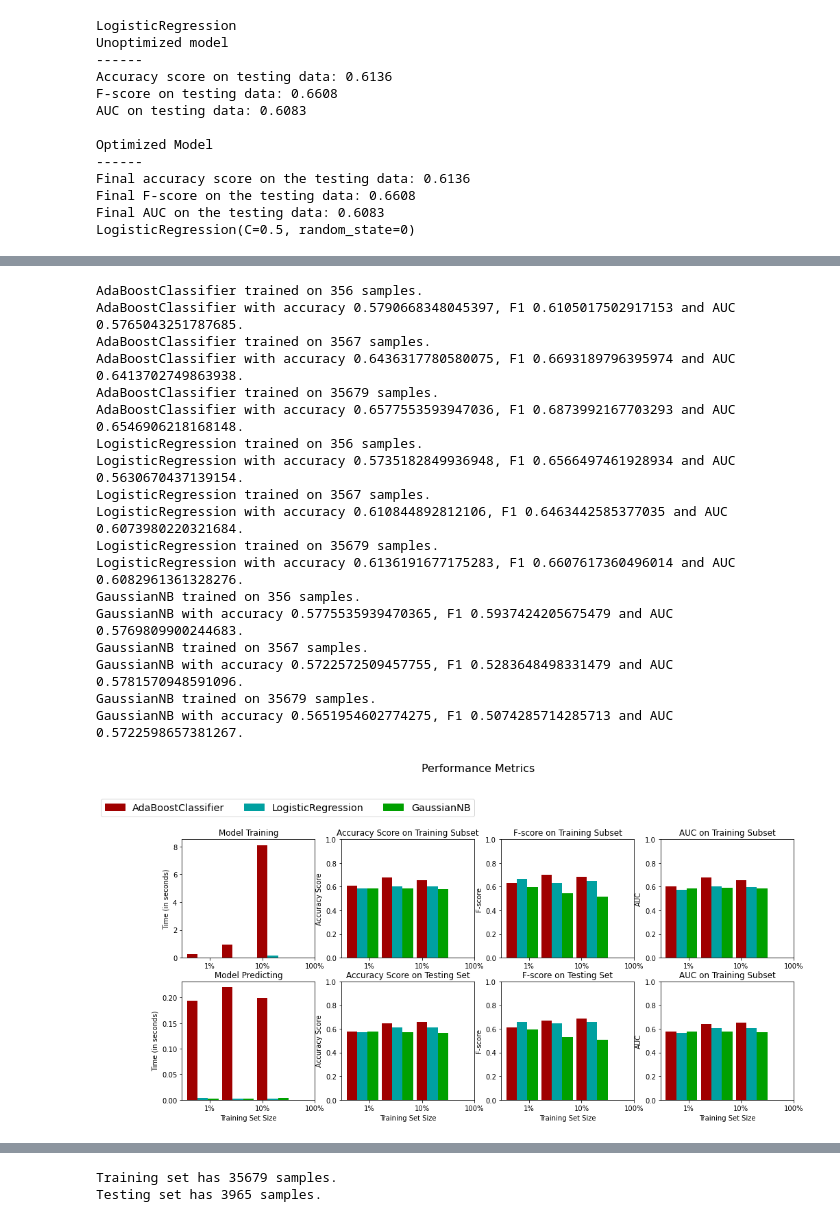
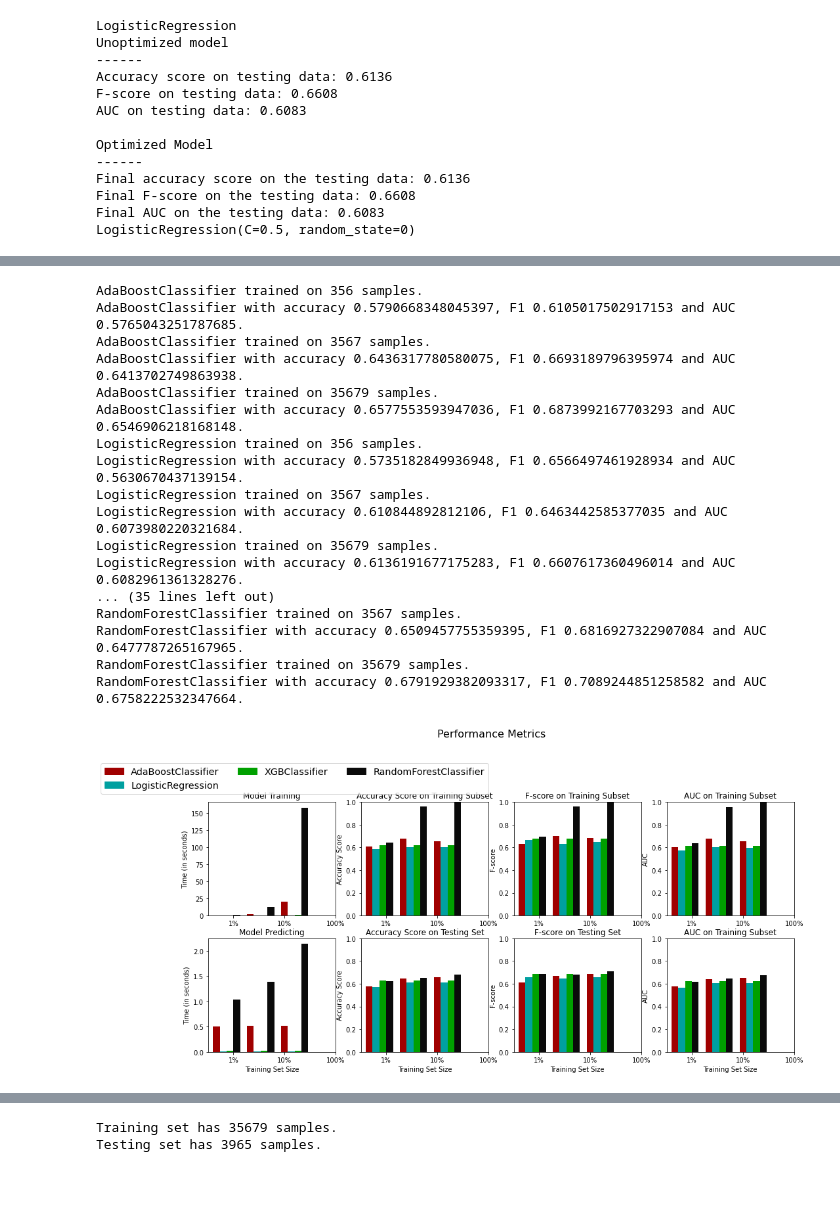
Before and after one commit to bhanu-kanamarlapudi/OnlineNewsPopularity_GA, a Jupyter notebook: GAbasedFS.ipynb, the cells around one changed output, grey strips where cells are left out. Drawn from its saved outputs; the diff is of its cells as text; code cells hidden in the pictures; blank space fills up the shorter version.

```diff
--- a/GAbasedFS.ipynb
+++ b/GAbasedFS.ipynb
@@ -470,8 +422,8 @@ array([28, 33, 19,  9, 23, 34, 41, 31, 47, 29, 17, 26,  2, 35,  8,  1,  1,
         7, 10,  1, 11, 12,  5, 40,  6, 27, 24, 44, 46, 22, 16, 45, 32, 21,
        37, 39, 42, 48, 15, 49, 25])
 # %%
-estimator_NB = GaussianNB()
-selector_NB = RFECV(estimator_NB, step=1, cv=5)
-selector_NB = selector_LR.fit(features_raw, popular_label)
-selector_NB.ranking_
+estimator_XGB = xgboost.XGBClassifier(eval_metric='mlogloss')
+selector_XGB = RFECV(estimator_XGB, step=1, cv=5)
+selector_XGB = selector_XGB.fit(features_raw, popular_label)
+selector_XGB.ranking_
 # %% [output]
@@ -486,0 +434,5 @@ selector_MLP.ranking_
+# %%
+estimator_RF = RandomForestClassifier(n_estimators=20,random_state=0,max_depth=10)
+selector_RF = RFECV(estimator_RF, step=1, cv=5)
+selector_RF = selector_RF.fit(features_raw, popular_label)
+selector_RF.ranking_
@@ -553,13 +527,16 @@ features_MLP = features_raw[features_raw.columns.values[selector_MLP.ranking_==1
 # %%
 X_train_ADA, X_test_ADA, y_train_ADA, y_test_ADA = train_test_split(features_ADA, popular_label, test_size = 0.1, random_state = 42)
 X_train_LR, X_test_LR, y_train_LR, y_test_LR = train_test_split(features_LR, popular_label, test_size = 0.1, random_state = 42)
-X_train_NB, X_test_NB, y_train_NB, y_test_NB = train_test_split(features_NB, popular_label, test_size = 0.1, random_state = 42)
+X_train_XGB, X_test_XGB, y_train_XGB, y_test_XGB = train_test_split(features_XGB, popular_label, test_size = 0.1, random_state = 42)
+X_train_RF, X_test_RF, y_train_RF, y_test_RF = train_test_split(features_RF, popular_label, test_size = 0.1, random_state = 42)
 print("Training set of ADABooster has {} samples.".format(X_train_ADA.shape[0]))
 print("Testing set of ADABooster has {} samples.".format(X_test_ADA.shape[0]))
 print("Training set of LR has {} samples.".format(X_train_LR.shape[0]))
 print("Testing set of LR has {} samples.".format(X_test_LR.shape[0]))
-print("Training set of NB has {} samples.".format(X_train_NB.shape[0]))
-print("Testing set of NB has {} samples.".format(X_test_NB.shape[0]))
+print("Training set of XGB has {} samples.".format(X_train_XGB.shape[0]))
+print("Testing set of XGB has {} samples.".format(X_test_XGB.shape[0]))
+print("Training set of RF has {} samples.".format(X_train_RF.shape[0]))
+print("Testing set of RF has {} samples.".format(X_test_RF.shape[0]))
 # %% [output]
 Training set of ADABooster has 35679 samples.
 Testing set of ADABooster has 3965 samples.
@@ -571,8 +550,8 @@ Testing set of NB has 3965 samples.
 # Initialize the three models
 clf_A = AdaBoostClassifier(random_state=0)
 clf_B = LogisticRegression(random_state=0,C=1.0)
-clf_C = GaussianNB()
-#clf_C = RandomForestClassifier(random_state=0)
+clf_C = xgboost.XGBClassifier(eval_metric='mlogloss')
+clf_D = RandomForestClassifier(random_state=0)
 
 # Calculate the number of samples for 1%, 10%, and 100% of the training data
 samples_1 = int(X_train_ADA.shape[0]*0.01)
@@ -581,7 +560,7 @@ samples_100 = X_train_ADA.shape[0]
 
 # Collect results on the learners
 results = {}
-for clf in [clf_A, clf_B,clf_C]:
+for clf in [clf_A, clf_B,clf_C,clf_D]:
     clf_name = clf.__class__.__name__
     results[clf_name] = {}
     for i, samples in enumerate([samples_1, samples_10, samples_100]):
@@ -591,9 +570,12 @@ for clf in [clf_A, clf_B,clf_C]:
         elif clf == clf_B:
             results[clf_name][i] = \
             train_predict(clf, samples, X_train_LR, y_train_LR, X_test_LR, y_test_LR)
+        elif clf == clf_C:
+            results[clf_name][i] = \
+            train_predict(clf, samples, X_train_XGB, y_train_XGB, X_test_XGB, y_test_XGB)
         else:
             results[clf_name][i] = \
-            train_predict(clf, samples, X_train_NB, y_train_NB, X_test_NB, y_test_NB)
+            train_predict(clf, samples, X_train_RF, y_train_RF, X_test_RF, y_test_RF)
 # Run metrics visualization for the three supervised learning models chosen
 evaluate(results)
 # %% [output]
@@ -702,44 +704,47 @@ GaussianNB(var_smoothing=2.848035868435799e-08)
 # %%
-clf_A = AdaBoostClassifier(random_state=0,learning_rate=0.5,n_estimators=200)
+clf_A = AdaBoostClassifier(learning_rate=0.5, n_estimators=200, random_state=0)
 clf_B = LogisticRegression(random_state=0, C=0.5)
-clf_C = GaussianNB(var_smoothing=2.848035868435799e-08)
+clf_C = xgboost.XGBClassifier(base_score=0.5, booster='gbtree',learning_rate=0.1, n_estimators=100,random_state=0,val_metric='mlogloss')
+clf_D = RandomForestClassifier(random_state=0, n_estimators=500)
 results = {}
-for clf in [clf_A, clf_B,clf_C]:
+for clf in [clf_A, clf_B,clf_C,clf_D]:
     clf_name = clf.__class__.__name__
     results[clf_name] = {}
     for i, samples in enumerate([samples_1, samples_10, samples_100]):
         if clf == clf_A:
             results[clf_name][i] = \
             train_predict(clf, samples, X_train_ADA, y_train_ADA, X_test_ADA, y_test_ADA)
         elif clf == clf_B:
             results[clf_name][i] = \
             train_predict(clf, samples, X_train_LR, y_train_LR, X_test_LR, y_test_LR)
+        elif clf == clf_C:
+            results[clf_name][i] = \
+            train_predict(clf, samples, X_train_XGB, y_train_XGB, X_test_XGB, y_test_XGB)
         else:
             results[clf_name][i] = \
-            train_predict(clf, samples, X_train_NB, y_train_NB, X_test_NB, y_test_NB)
+            train_predict(clf, samples, X_train_RF, y_train_RF, X_test_RF, y_test_RF)
 
 # Run metrics visualization for the three supervised learning models chosen
 evaluate(results)
 # %% [output]
 AdaBoostClassifier trained on 356 samples.
 AdaBoostClassifier with accuracy 0.5790668348045397, F1 0.6105017502917153 and AUC 0.5765043251787685.
 AdaBoostClassifier trained on 3567 samples.
 AdaBoostClassifier with accuracy 0.6436317780580075, F1 0.6693189796395974 and AUC 0.6413702749863938.
 AdaBoostClassifier trained on 35679 samples.
 AdaBoostClassifier with accuracy 0.6577553593947036, F1 0.6873992167703293 and AUC 0.6546906218168148.
 LogisticRegression trained on 356 samples.
 LogisticRegression with accuracy 0.5735182849936948, F1 0.6566497461928934 and AUC 0.5630670437139154.
 LogisticRegression trained on 3567 samples.
 LogisticRegression with accuracy 0.610844892812106, F1 0.6463442585377035 and AUC 0.6073980220321684.
 LogisticRegression trained on 35679 samples.
 LogisticRegression with accuracy 0.6136191677175283, F1 0.6607617360496014 and AUC 0.6082961361328276.
-GaussianNB trained on 356 samples.
-GaussianNB with accuracy 0.5775535939470365, F1 0.5937424205675479 and AUC 0.5769809900244683.
-GaussianNB trained on 3567 samples.
-GaussianNB with accuracy 0.5722572509457755, F1 0.5283648498331479 and AUC 0.5781570948591096.
-GaussianNB trained on 35679 samples.
-GaussianNB with accuracy 0.5651954602774275, F1 0.5074285714285713 and AUC 0.5722598657381267.
+... (35 lines left out)
+RandomForestClassifier trained on 3567 samples.
+RandomForestClassifier with accuracy 0.6509457755359395, F1 0.6816927322907084 and AUC 0.6477787265167965.
+RandomForestClassifier trained on 35679 samples.
+RandomForestClassifier with accuracy 0.6791929382093317, F1 0.7089244851258582 and AUC 0.6758222532347664.
-[figure, old version]
+[figure, new version]
 # %%
 def init_population(p_size, c, top_num):
     population = []
```
Also changed, not shown: parts of 31 cells of this notebook, 4 other files.
